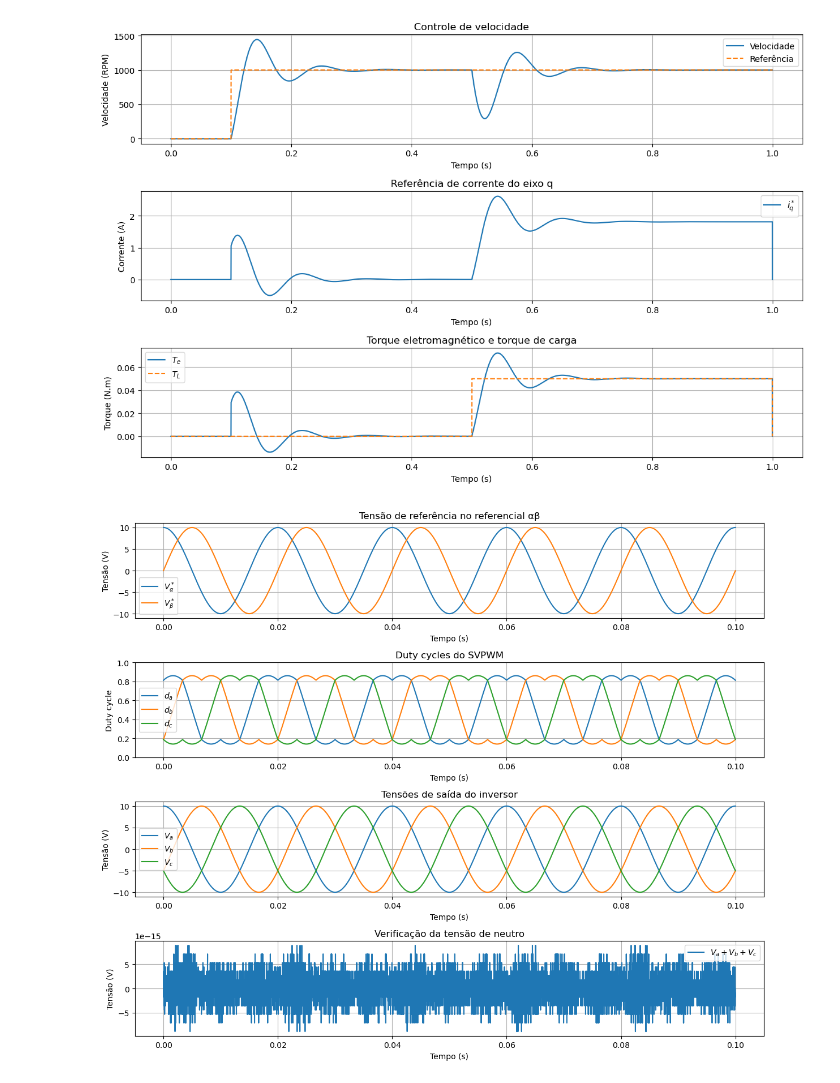
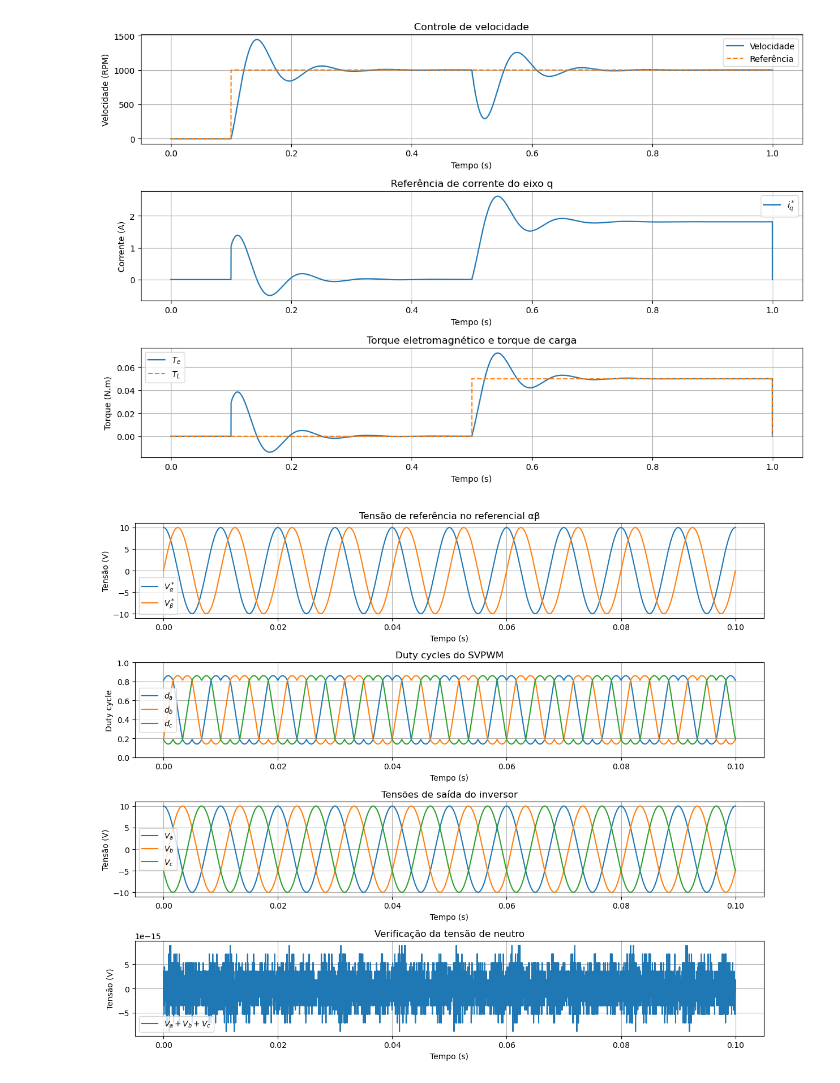
Before and after one commit to andrevale99/FOCSTM32, a Jupyter notebook: Simulacao/python/testes.ipynb, the cells around one changed output. Saved outputs shown, nothing was run; the diff lists cells and outputs as text; code cells hidden in the pictures.

```diff
--- a/Simulacao/python/testes.ipynb
+++ b/Simulacao/python/testes.ipynb
@@ -292,11 +292,11 @@ plt.show()
 [figure]
 # %%
 import importlib
-import bldc
-
-importlib.reload(bldc)
-
-from bldc import Inverter, svpwm
+from bldc import BLDC
+from Inverter import Inverter
+from SVPWM import SVPWM
+import numpy as np
+import matplotlib.pyplot as plt
 
 
 # ============================================================
@@ -305,7 +305,7 @@ from bldc import Inverter, svpwm
 
 Vdc = 24.0
 
-f_ref = 50.0
+f_ref = 100.0
 
 omega_ref = 2 * np.pi * f_ref
 
@@ -333,7 +333,7 @@ inverter = Inverter(
     Vdc=Vdc
 )
 
-svpwm1 = svpwm(
+svpwm1 = SVPWM(
     Hz=10000,
     Vdc=24
 )
@@ -523,31 +523,31 @@ plt.grid()
 plt.legend()
 
 
 # ============================================================
 # VERIFICAÇÃO DA SOMA DAS TENSÕES
 # ============================================================
 
 plt.subplot(414)
 
 plt.plot(
     time,
     Va + Vb + Vc,
     label=r"$V_a+V_b+V_c$"
 )
 
 plt.title(
     "Verificação da tensão de neutro"
 )
 
 plt.xlabel("Tempo (s)")
 plt.ylabel("Tensão (V)")
 
 plt.grid()
 plt.legend()
 
 
 plt.tight_layout()
 
 plt.show()
 # %% [output]
-[figure, old version]
+[figure, new version]
```
Also changed, not shown: parts of 1 cell of this notebook, 5 other files.
